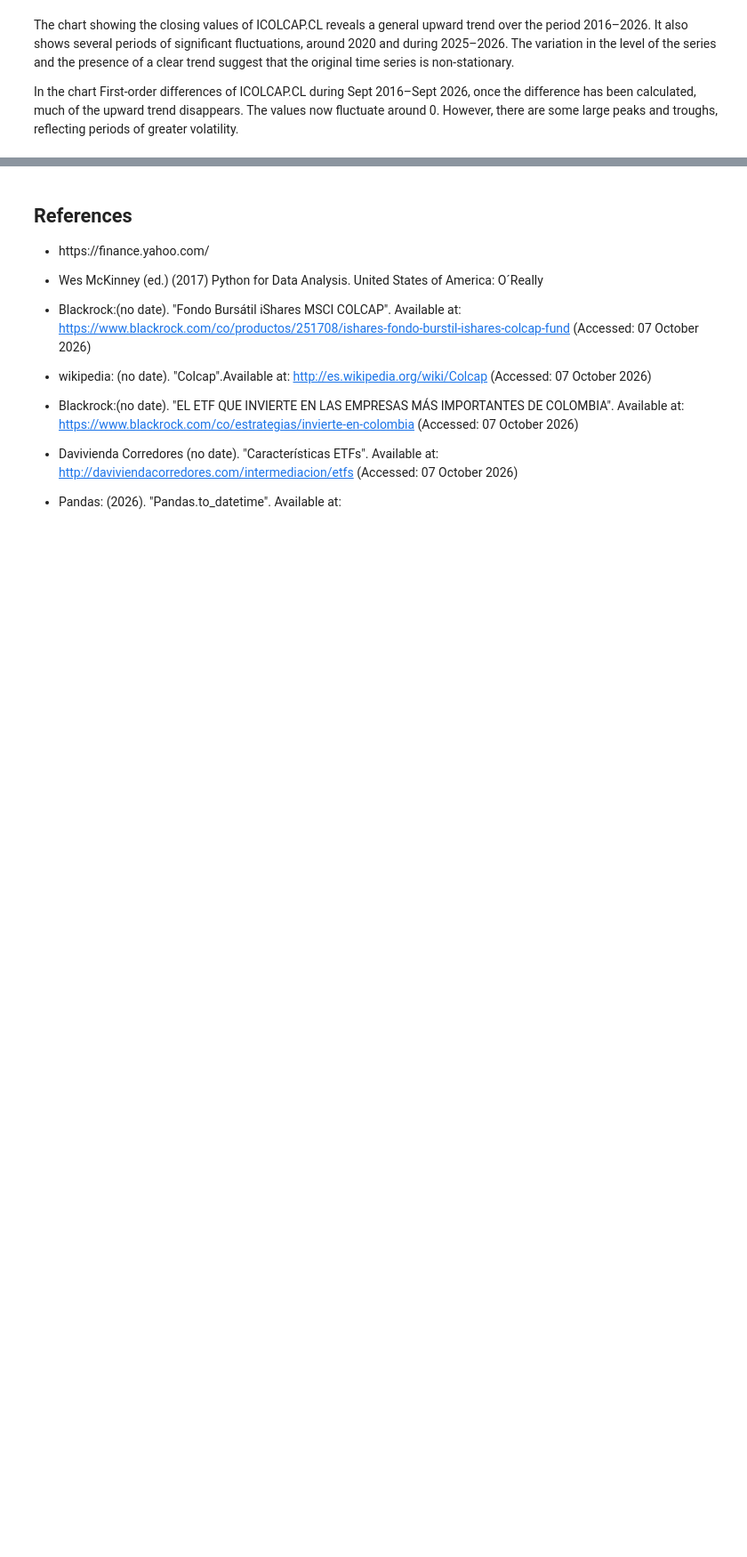
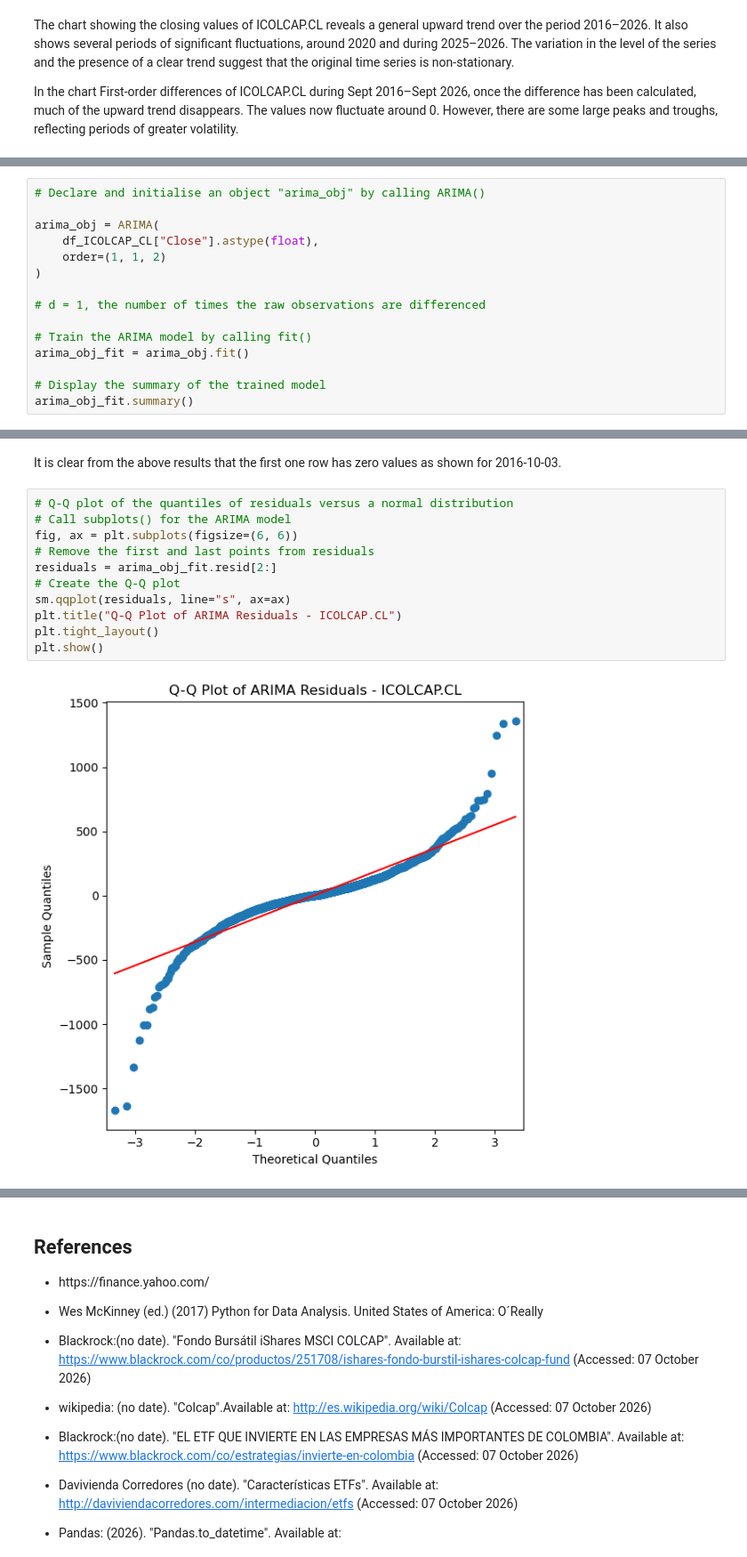
Before and after one commit to YuriBaquero2026/CA1MLB-2026234, a Jupyter notebook: Yuri_Baquero_CA1_MLB.ipynb, the cells around one changed output, grey strips where cells are left out. Shown at 89% size. Cells and saved outputs as stored; diff of their text form; blank space fills up the shorter version.

```diff
--- a/Yuri_Baquero_CA1_MLB.ipynb
+++ b/Yuri_Baquero_CA1_MLB.ipynb
@@ -1473,0 +1736,15 @@ In the chart First-order differences of ICOLCAP.CL during Sept 2016–Sept 2026,
+# %%
+# Declare and initialise an object "arima_obj" by calling ARIMA()
+
+arima_obj = ARIMA(
+    df_ICOLCAP_CL["Close"].astype(float),
+    order=(1, 1, 2)
+)
+
+# d = 1, the number of times the raw observations are differenced
+
+# Train the ARIMA model by calling fit()
+arima_obj_fit = arima_obj.fit()
+
+# Display the summary of the trained model
+arima_obj_fit.summary()
@@ -1473,0 +1796,15 @@ In the chart First-order differences of ICOLCAP.CL during Sept 2016–Sept 2026,
+# %% [markdown]
+It is clear from the above results that the first one row has zero values as shown for 2016-10-03.
+# %%
+# Q-Q plot of the quantiles of residuals versus a normal distribution
+# Call subplots() for the ARIMA model
+fig, ax = plt.subplots(figsize=(6, 6))
+# Remove the first and last points from residuals
+residuals = arima_obj_fit.resid[2:]
+# Create the Q-Q plot
+sm.qqplot(residuals, line="s", ax=ax)
+plt.title("Q-Q Plot of ARIMA Residuals - ICOLCAP.CL")
+plt.tight_layout()
+plt.show()
+# %% [output]
+[figure, added]
```
Also changed, not shown: parts of 54 cells of this notebook.
